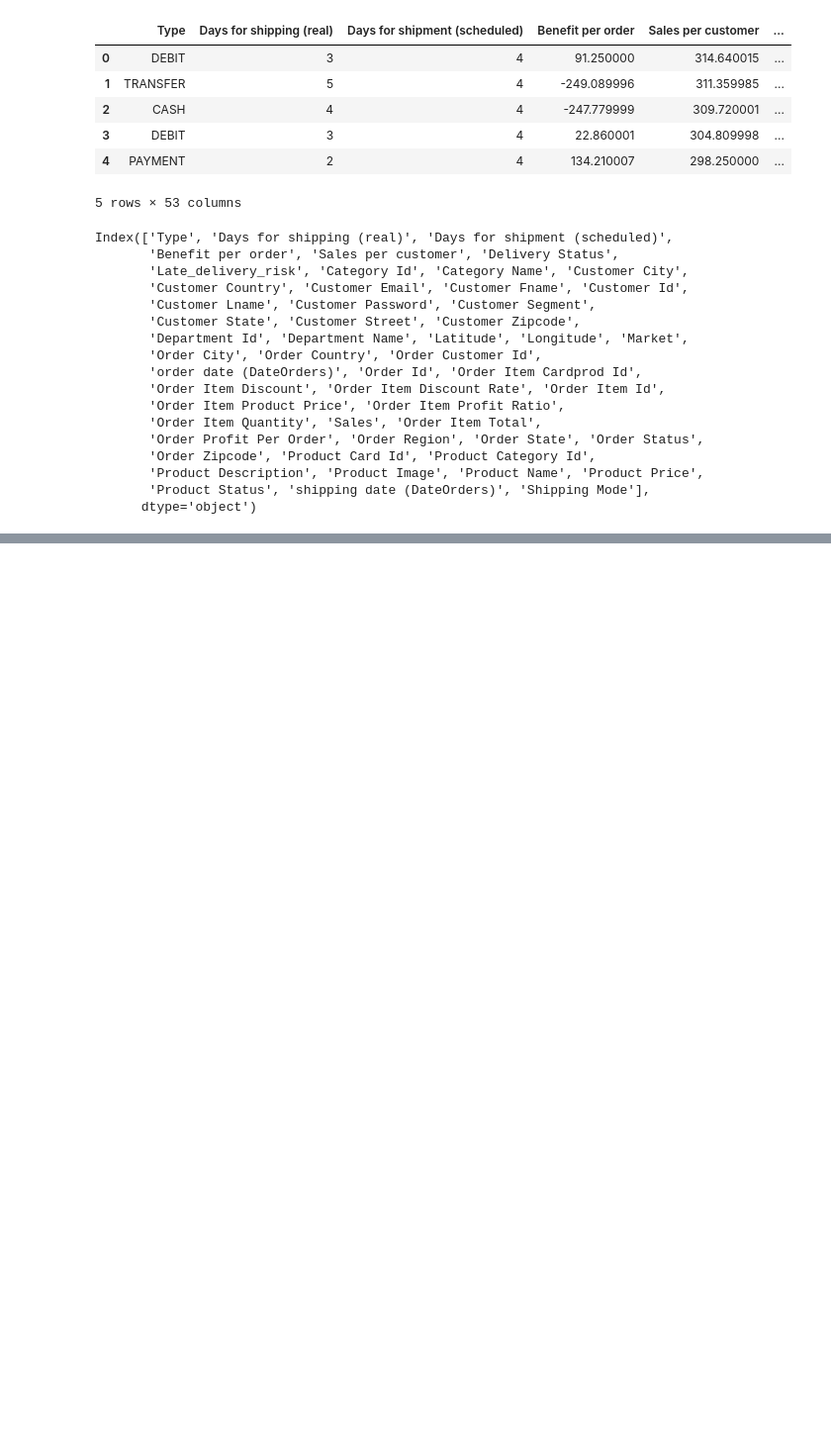
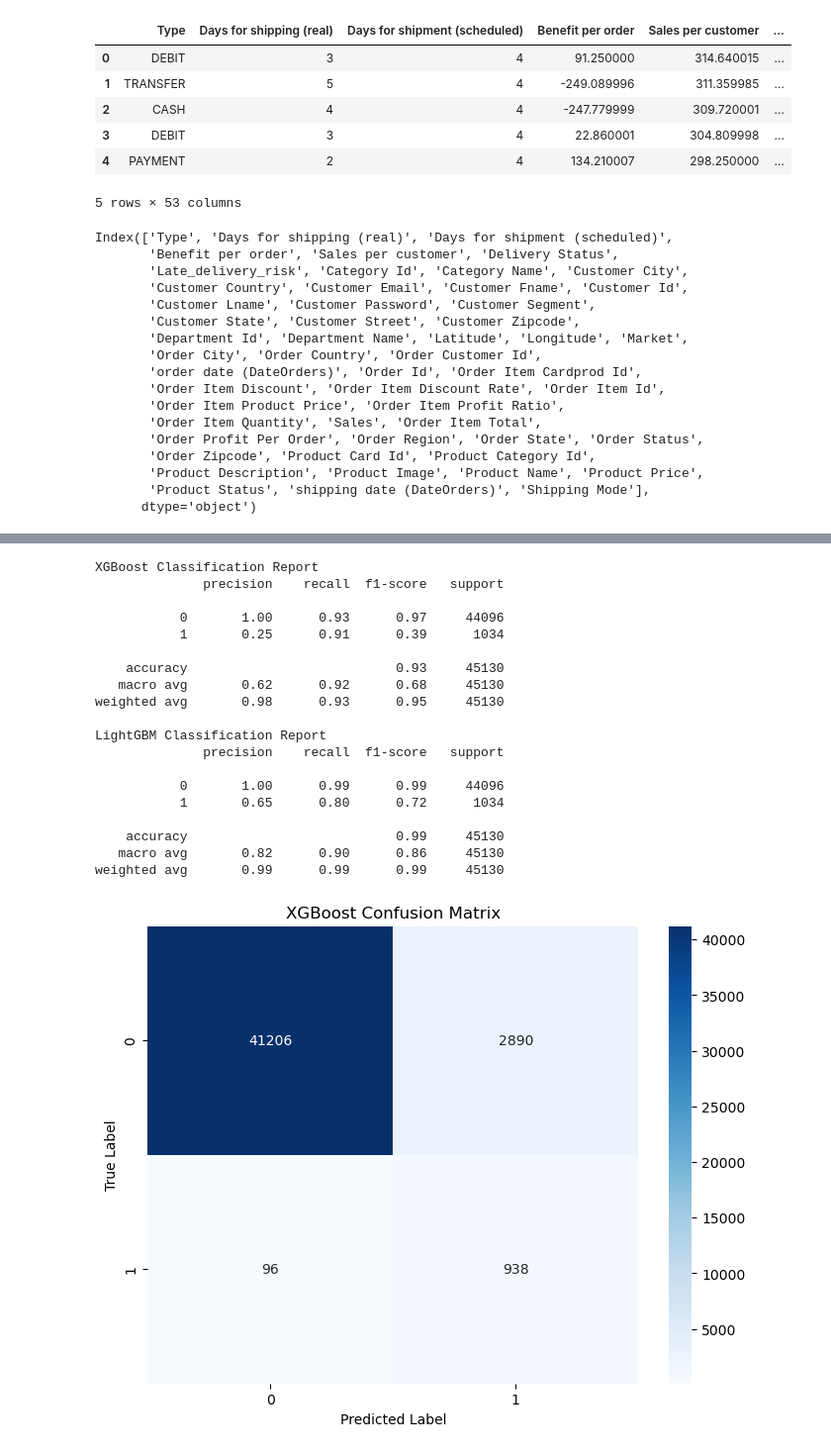
Before and after one commit to McGill-MMA-EnterpriseAnalytics/DataCo_Supply_Chain, a Jupyter notebook: models/Order_Fraud_Detection.ipynb, the cells around one changed output, grey strips where cells are left out. Shown at 99% size. Cells and saved outputs as stored; diff of their text form; code cells hidden in the pictures; blank space fills up the shorter version.

```diff
--- a/models/Order_Fraud_Detection.ipynb
+++ b/models/Order_Fraud_Detection.ipynb
@@ -38,0 +296,50 @@ data['shipping date']= pd.to_datetime(data['shipping date (DateOrders)'])
+# %%
+from sklearn.metrics import classification_report, confusion_matrix
+import matplotlib.pyplot as plt
+import seaborn as sns
+
+# Predictions with the best models
+y_pred_xgb = grid_xgb.best_estimator_.predict(X_test_sel)
+y_pred_lgb = grid_lgb.best_estimator_.predict(X_test_sel)
+
+# Classification report
+print("XGBoost Classification Report")
+print(classification_report(y_test, y_pred_xgb))
+
+print("LightGBM Classification Report")
+print(classification_report(y_test, y_pred_lgb))
+
+# Function to plot confusion matrix
+def plot_confusion_matrix(y_true, y_pred, title):
+    conf_mat = confusion_matrix(y_true, y_pred)
+    plt.figure(figsize=(8, 6))
+    sns.heatmap(conf_mat, annot=True, fmt='d', cmap='Blues')
+    plt.title(title)
+    plt.xlabel('Predicted Label')
+    plt.ylabel('True Label')
+    plt.show()
+
+# Plotting confusion matrices
+plot_confusion_matrix(y_test, y_pred_xgb, "XGBoost Confusion Matrix")
+plot_confusion_matrix(y_test, y_pred_lgb, "LightGBM Confusion Matrix")
+# %% [output]
+XGBoost Classification Report
+              precision    recall  f1-score   support
+
+           0       1.00      0.93      0.97     44096
+           1       0.25      0.91      0.39      1034
+
+    accuracy                           0.93     45130
+   macro avg       0.62      0.92      0.68     45130
+weighted avg       0.98      0.93      0.95     45130
+
+LightGBM Classification Report
+              precision    recall  f1-score   support
+
+           0       1.00      0.99      0.99     44096
+           1       0.65      0.80      0.72      1034
+
+    accuracy                           0.99     45130
+   macro avg       0.82      0.90      0.86     45130
+weighted avg       0.99      0.99      0.99     45130
+[figure, added]
```
Also changed, not shown: parts of 22 cells of this notebook.
